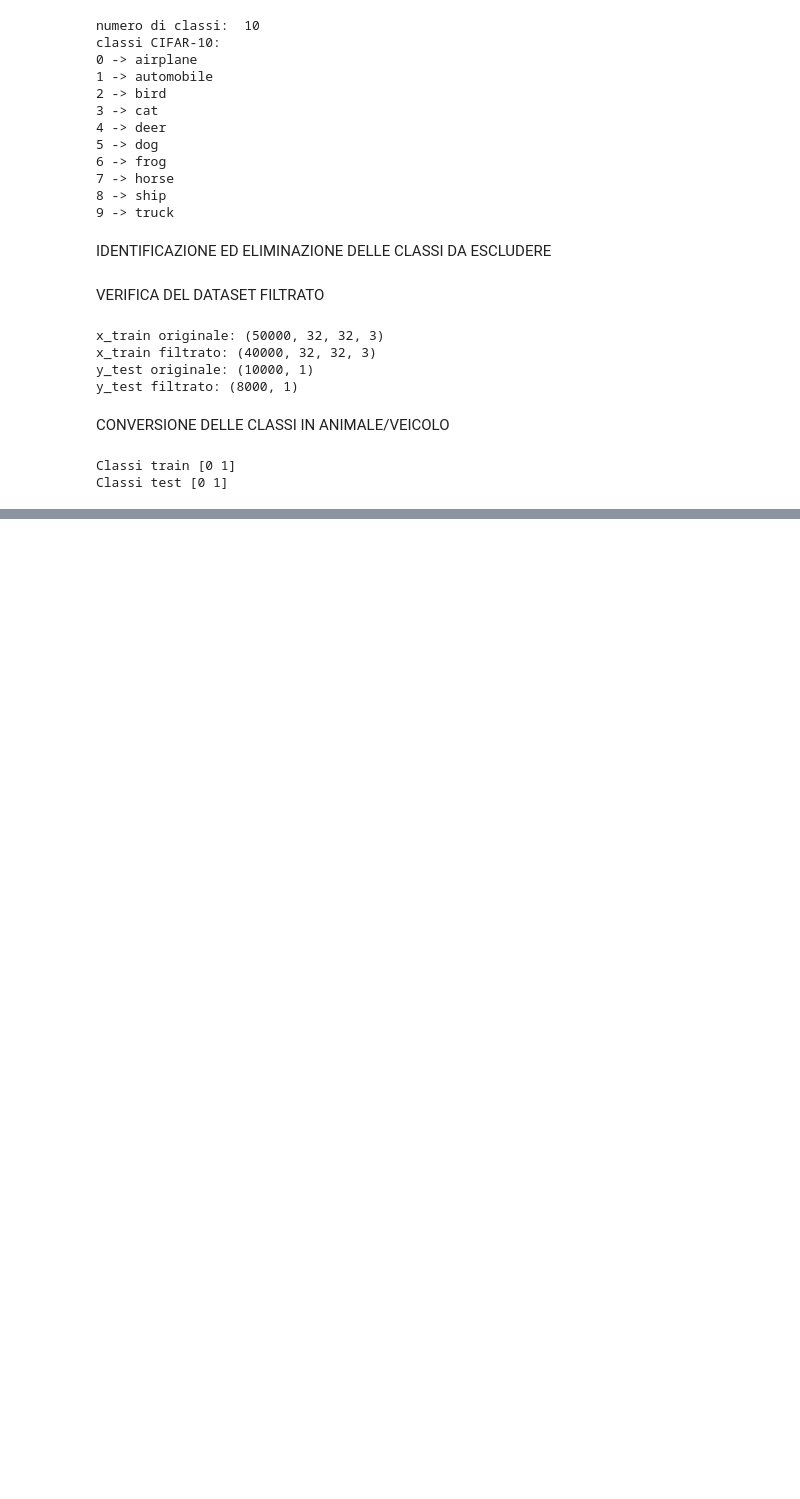
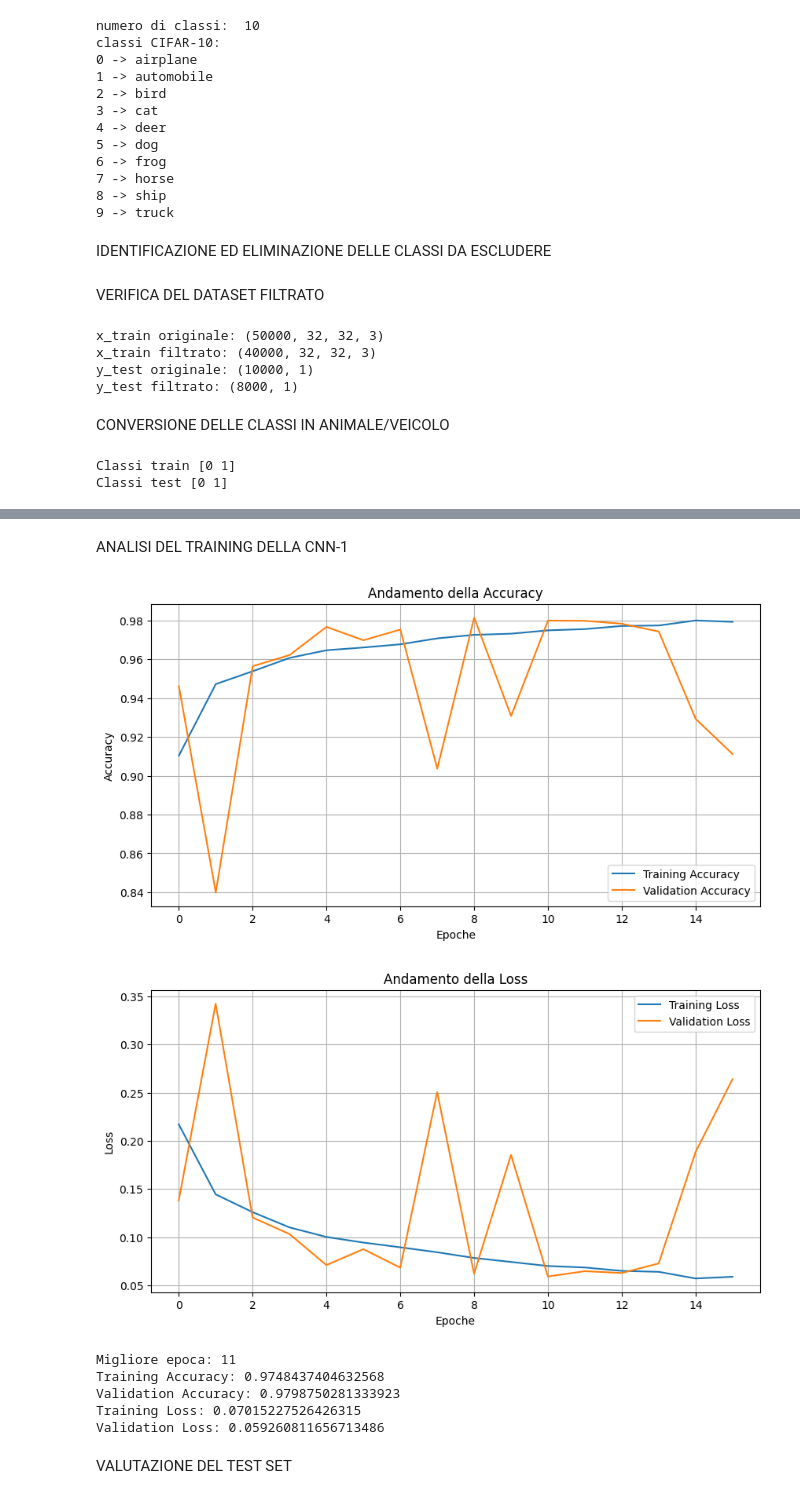
Before and after one commit to Gianluca-dot/Project-Deep-Learning-e-Reti-Neurali, a Jupyter notebook: Progetto_CNN_CIFAR_10.ipynb, the cells around one changed output, grey strips where cells are left out. Cells and saved outputs as stored; diff of their text form; code cells hidden in the pictures; blank space fills up the shorter version.

```diff
--- a/Progetto_CNN_CIFAR_10.ipynb
+++ b/Progetto_CNN_CIFAR_10.ipynb
@@ -134,0 +192,9 @@ Classi test [0 1]
+# %%
+from tensorflow.keras import Sequential
+from tensorflow.keras.layers import RandomFlip, RandomRotation, RandomZoom
+
+data_augmentation = Sequential([
+    RandomFlip("horizontal"),
+    RandomRotation(0.05),
+    RandomZoom(0.10)
+])
@@ -134,0 +300,6 @@ Classi test [0 1]
+# %%
+model.compile(
+    optimizer='adam',
+    loss='binary_crossentropy',
+    metrics=['accuracy']
+)
@@ -134,0 +349,51 @@ Classi test [0 1]
+# %% [markdown]
+ANALISI DEL TRAINING DELLA CNN-1
+# %%
+import matplotlib.pyplot as plt
+
+# Accuracy
+plt.figure(figsize=(10, 5))
+
+plt.plot(history.history['accuracy'], label='Training Accuracy')
+plt.plot(history.history['val_accuracy'], label='Validation Accuracy')
+
+plt.title('Andamento della Accuracy')
+plt.xlabel('Epoche')
+plt.ylabel('Accuracy')
+plt.legend()
+plt.grid(True)
+plt.show()
+
+
+# Loss
+plt.figure(figsize=(10, 5))
+
+plt.plot(history.history['loss'], label='Training Loss')
+plt.plot(history.history['val_loss'], label='Validation Loss')
+
+plt.title('Andamento della Loss')
+plt.xlabel('Epoche')
+plt.ylabel('Loss')
+plt.legend()
+plt.grid(True)
+plt.show()
+# %% [output]
+[figure, added]
+[figure, added]
+# %%
+# Migliore epoca in base alla Validation Loss
+best_epoch = np.argmin(history.history['val_loss'])
+
+print("Migliore epoca:", best_epoch + 1)
+print("Training Accuracy:", history.history['accuracy'][best_epoch])
+print("Validation Accuracy:", history.history['val_accuracy'][best_epoch])
+print("Training Loss:", history.history['loss'][best_epoch])
+print("Validation Loss:", history.history['val_loss'][best_epoch])
+# %% [output]
+Migliore epoca: 11
+Training Accuracy: 0.9748437404632568
+Validation Accuracy: 0.9798750281333923
+Training Loss: 0.07015227526426315
+Validation Loss: 0.059260811656713486
+# %% [markdown]
+VALUTAZIONE DEL TEST SET
```
Also changed, not shown: parts of 17 cells of this notebook.
